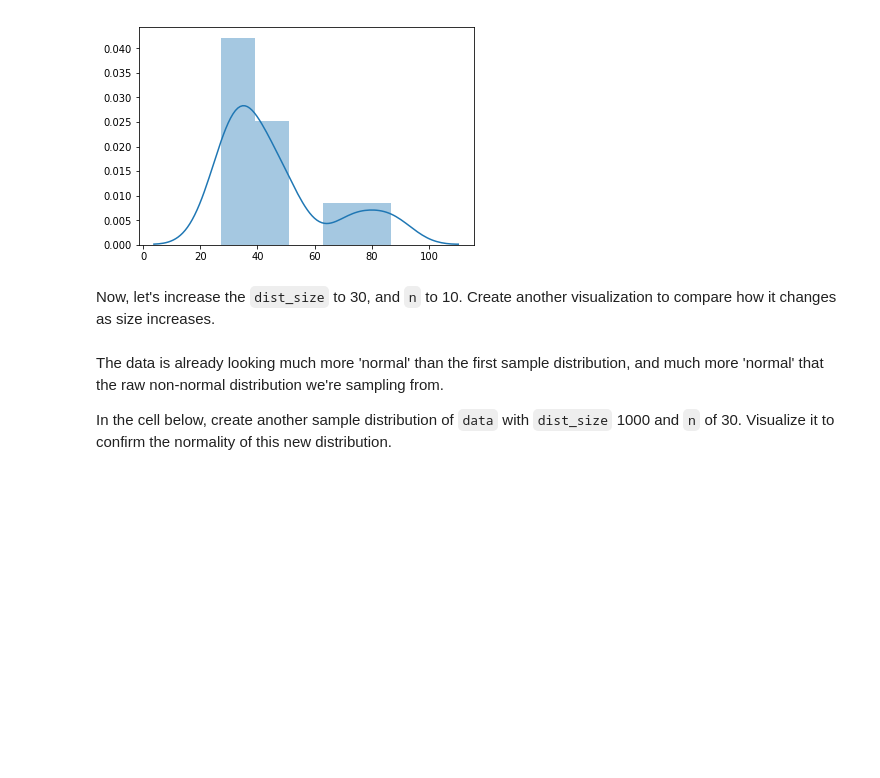
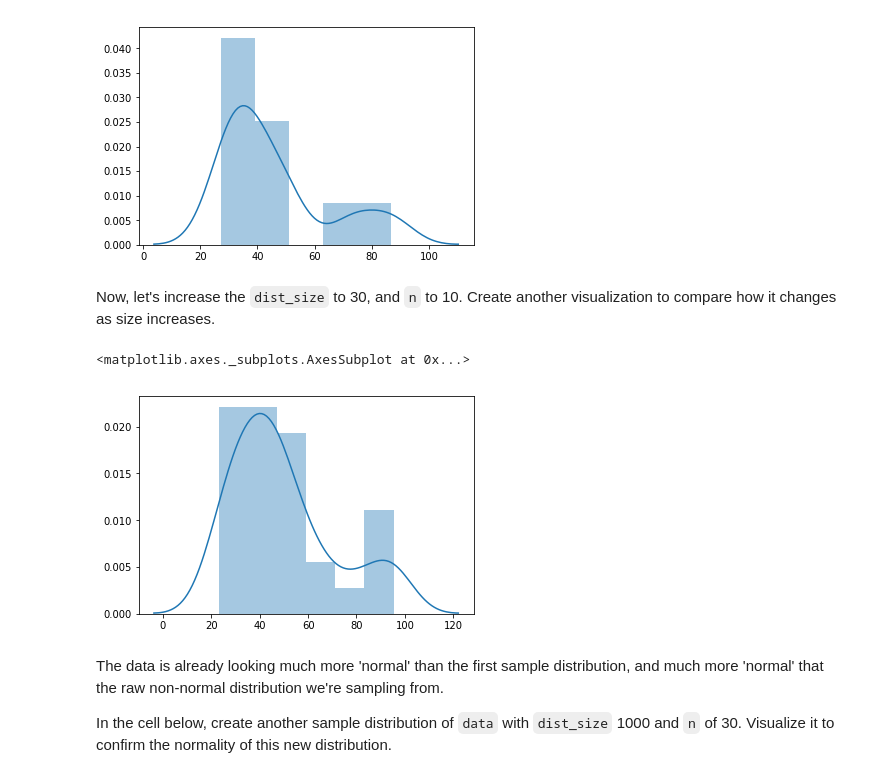
Before and after one commit to ConnorAnderson29/dsc-2-19-13-central-limit-theorem-lab-seattle-ds-career-040119, a Jupyter notebook: index.ipynb, the cells around one changed output. Saved outputs shown, nothing was run; the diff lists cells and outputs as text; code cells hidden in the pictures; blank space fills up the shorter version.

```diff
--- a/index.ipynb
+++ b/index.ipynb
@@ -124,6 +124,12 @@ sns.distplot(viz1)
 [figure]
 # %% [markdown]
 Now, let's increase the `dist_size` to 30, and `n` to 10.  Create another visualization to compare how it changes as size increases.
+# %%
+viz1= create_sample_distribution(df, dist_size=30, n=3)
+sns.distplot(viz1)
+# %% [output]
+<matplotlib.axes._subplots.AxesSubplot at 0x...>
+[figure, added]
 # %% [markdown]
 The data is already looking much more 'normal' than the first sample distribution, and much more 'normal' that the raw non-normal distribution we're sampling from.
 
```
Also changed, not shown: parts of 1 cell of this notebook.
